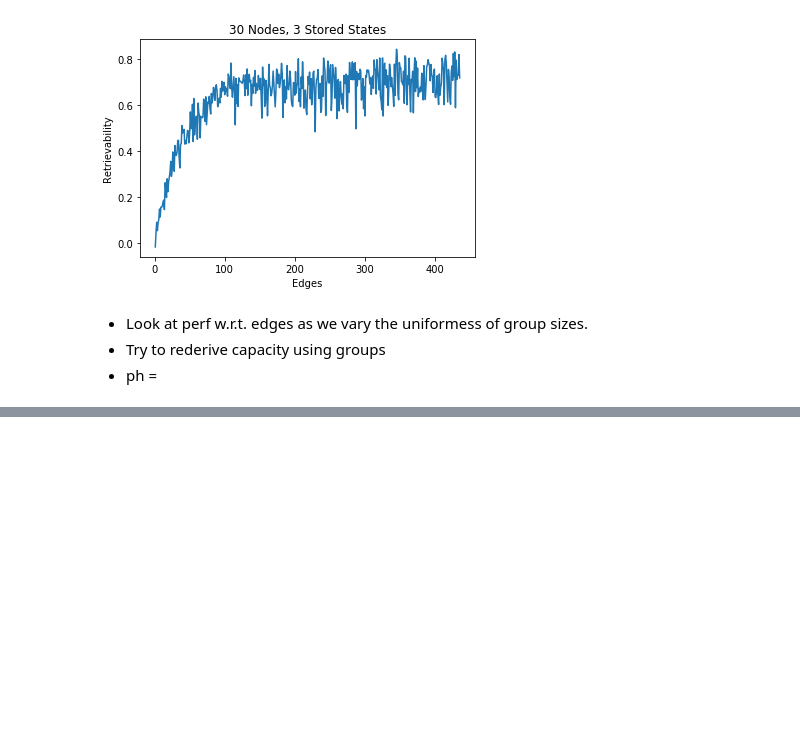
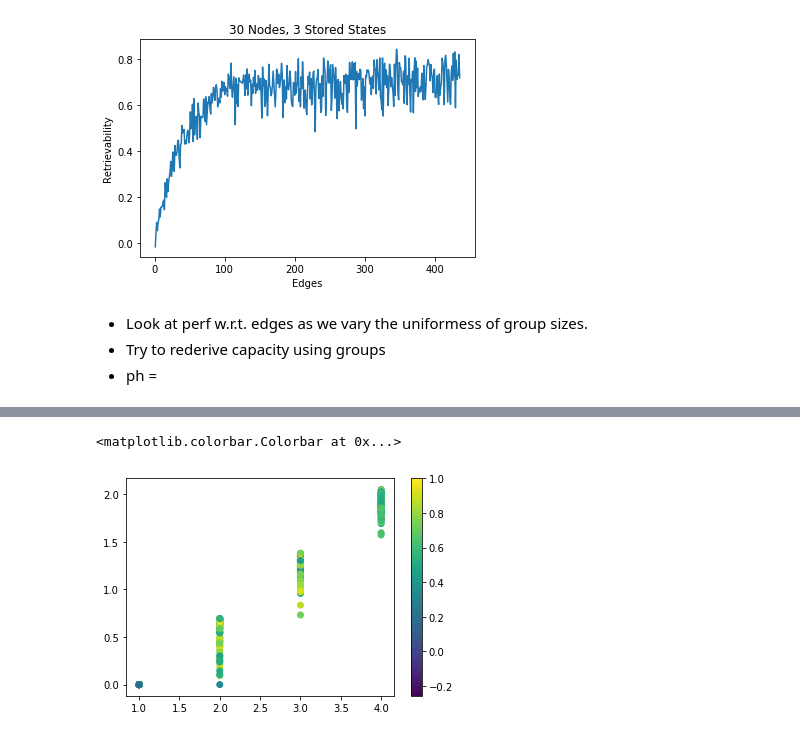
Before and after one commit to amoghaddassi/SFI-Networks, a Jupyter notebook: code/data/analysis.ipynb, the cells around one changed output, grey strips where cells are left out. Drawn from its saved outputs; the diff is of its cells as text; code cells hidden in the pictures; blank space fills up the shorter version.

```diff
--- a/code/data/analysis.ipynb
+++ b/code/data/analysis.ipynb
@@ -435,3 +435,5 @@ plt.title("30 Nodes, 3 Stored States");
 - Look at perf w.r.t. edges as we vary the uniformess of group sizes.
 -  Try to rederive capacity using groups
 - ph =
+# %%
+pruned_patterns_30_110 = pd.read_csv("pruned_edges/vary_patterns/30_110_100.csv")
@@ -437,0 +449,7 @@ plt.title("30 Nodes, 3 Stored States");
+# %%
+plt.scatter(pruned_patterns_30_110["num_patterns"], pruned_patterns_30_110["entropy_of_states"],
+            c = pruned_patterns_30_110["retrievability"])
+plt.colorbar()
+# %% [output]
+<matplotlib.colorbar.Colorbar at 0x...>
+[figure, added]
```
Also changed, not shown: parts of 5 cells of this notebook, 12 other files.
